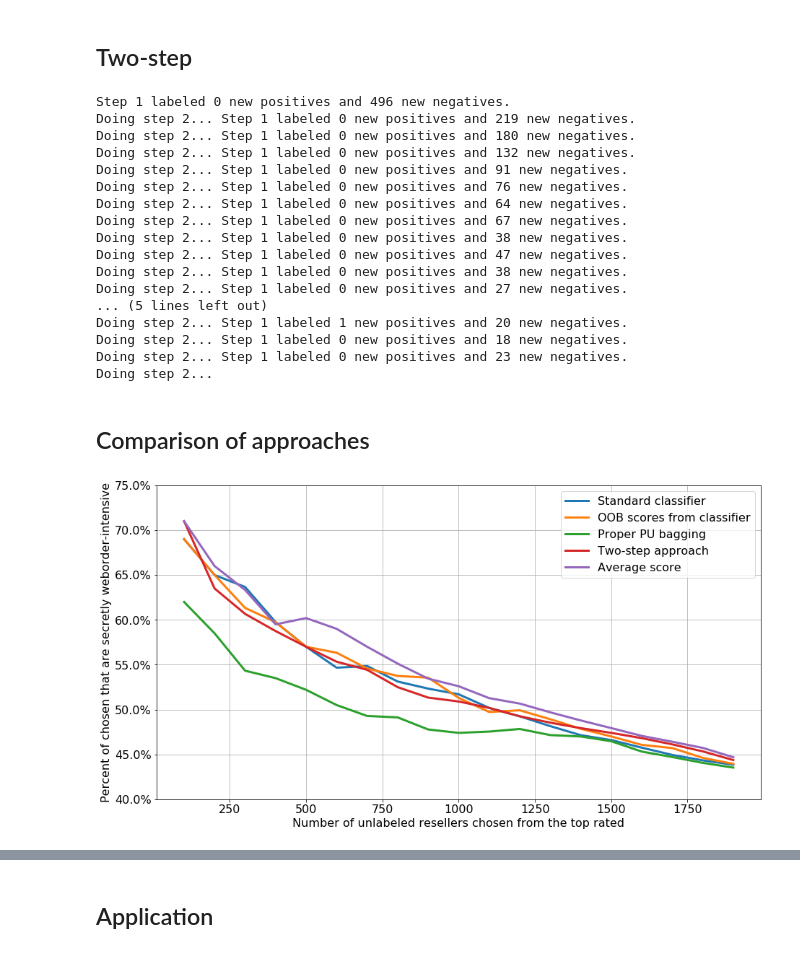
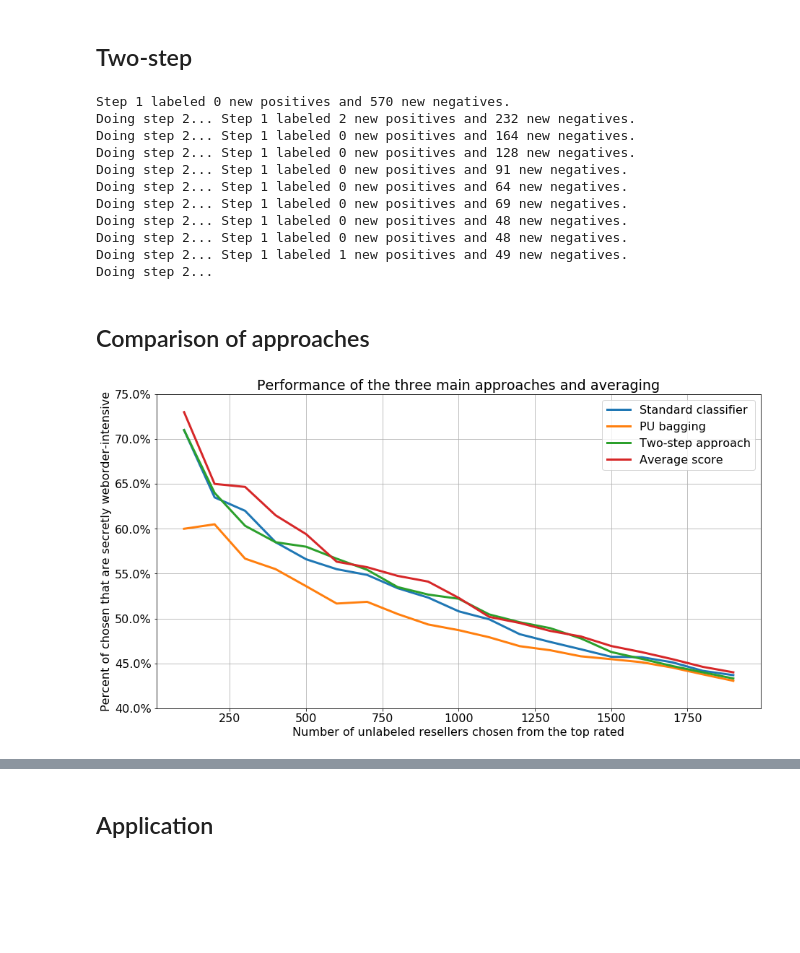
Before and after one commit to roywright/pu_learning, a Jupyter notebook: weborder.ipynb, the cells around one changed output, grey strips where cells are left out. Drawn from its saved outputs; the diff is of its cells as text; code cells hidden in the pictures; blank space fills up the shorter version.

```diff
--- a/weborder.ipynb
+++ b/weborder.ipynb
@@ -100,3 +105,13 @@ results['output_bag'] = sum_oob / num_oob
+# %%
+from baggingPU import BaggingClassifierPU
+bc = BaggingClassifierPU(
+    DecisionTreeClassifier(),
+    n_estimators = 1000,  # 1000 trees as usual
+    max_samples = sum(y), # Balance the positives and unlabeled in each bag
+    n_jobs = -1           # Use all cores
+)
+bc.fit(X, y)
+results['output_skb'] = bc.oob_decision_function_[:,1]
 # %% [markdown]
 ## Two-step
 # %%
@@ -123,9 +138,9 @@ rf2 = RandomForestClassifier(
     n_estimators = 1000, n_jobs = -1, oob_score = True
 )
 
-# Limit to 20 iterations (this is arbitrary, but
+# Limit to 10 iterations (this is arbitrary, but
 # otherwise this approach can take a very long time)
-for i in range(20):
+for i in range(10):
     # If step 1 didn't find new labels, we're done
     if len(iP_new) + len(iN_new) == 0 and i > 0:
         break
@@ -154,35 +169,29 @@ for i in range(20):
 # Lastly, get the scores assigned by this approach
 results['output_stp'] = rf2.oob_decision_function_[:,-1]
 # %% [output]
-Step 1 labeled 0 new positives and 496 new negatives.
-Doing step 2... Step 1 labeled 0 new positives and 219 new negatives.
-Doing step 2... Step 1 labeled 0 new positives and 180 new negatives.
-Doing step 2... Step 1 labeled 0 new positives and 132 new negatives.
+Step 1 labeled 0 new positives and 570 new negatives.
+Doing step 2... Step 1 labeled 2 new positives and 232 new negatives.
+Doing step 2... Step 1 labeled 0 new positives and 164 new negatives.
+Doing step 2... Step 1 labeled 0 new positives and 128 new negatives.
 Doing step 2... Step 1 labeled 0 new positives and 91 new negatives.
-Doing step 2... Step 1 labeled 0 new positives and 76 new negatives.
 Doing step 2... Step 1 labeled 0 new positives and 64 new negatives.
-Doing step 2... Step 1 labeled 0 new positives and 67 new negatives.
-Doing step 2... Step 1 labeled 0 new positives and 38 new negatives.
-Doing step 2... Step 1 labeled 0 new positives and 47 new negatives.
-Doing step 2... Step 1 labeled 0 new positives and 38 new negatives.
-Doing step 2... Step 1 labeled 0 new positives and 27 new negatives.
-... (5 lines left out)
-Doing step 2... Step 1 labeled 1 new positives and 20 new negatives.
-Doing step 2... Step 1 labeled 0 new positives and 18 new negatives.
-Doing step 2... Step 1 labeled 0 new positives and 23 new negatives.
+Doing step 2... Step 1 labeled 0 new positives and 69 new negatives.
+Doing step 2... Step 1 labeled 0 new positives and 48 new negatives.
+Doing step 2... Step 1 labeled 0 new positives and 48 new negatives.
+Doing step 2... Step 1 labeled 1 new positives and 49 new negatives.
 Doing step 2...
 # %% [markdown]
 ## Comparison of approaches
 # %%
-# For each data point, calculate the average score from the four approaches
+# For each data point, calculate the average score from the three main approaches
 results['output_all'] = results[[
-    'output_std', 'output_oob', 'output_bag', 'output_stp'
+    'output_std', 'output_bag', 'output_stp'
 ]].mean(axis = 1)
 # %%
 # Prepare for graphing the performance
 # (i.e. the success in identifying hidden positives)
 ts = range(100, hidden_size, 100)
-y_std, y_oob, y_bag, y_stp, y_all = [], [], [], [], []
+y_std, y_oob, y_bag, y_skb, y_stp, y_all = [], [], [], [], [], []
 for t in ts:
     y_std.append(
         results[results.label == 0].sort_values(
@@ -199,6 +208,11 @@ for t in ts:
             'output_bag', ascending = False
         ).head(t).truth.mean()
     )
+    y_skb.append(
+        results[results.label == 0].sort_values(
+            'output_skb', ascending = False
+        ).head(t).truth.mean()
+    )
     y_stp.append(
         results[results.label == 0].sort_values(
             'output_stp', ascending = False
@@ -212,29 +226,29 @@ for t in ts:
 # %%
 # Graphing
 plt.rcParams['font.size'] = 16
 plt.rcParams['figure.figsize'] = 15, 8
 
 plt.plot(
     ts, y_std,
-    ts, y_oob,
     ts, y_bag,
     ts, y_stp,
     ts, y_all,
     lw = 3
 )
 
 vals = plt.gca().get_yticks()
 plt.yticks(vals, ['%.1f%%' % (v*100) for v in vals])
 plt.xlabel('Number of unlabeled resellers chosen from the top rated')
 plt.ylabel('Percent of chosen that are secretly weborder-intensive')
 plt.legend([
     'Standard classifier',
-    'OOB scores from classifier',
-    'Proper PU bagging',
+    'PU bagging',
     'Two-step approach',
     'Average score'
 ])
 plt.grid()
+ylim = plt.gca().get_ylim()
+plt.title('Performance of the three main approaches and averaging')
 plt.show()
 # %% [output]
-[figure, old version]
+[figure, new version]
```
Also changed, not shown: parts of 9 cells of this notebook, 2 other files.
